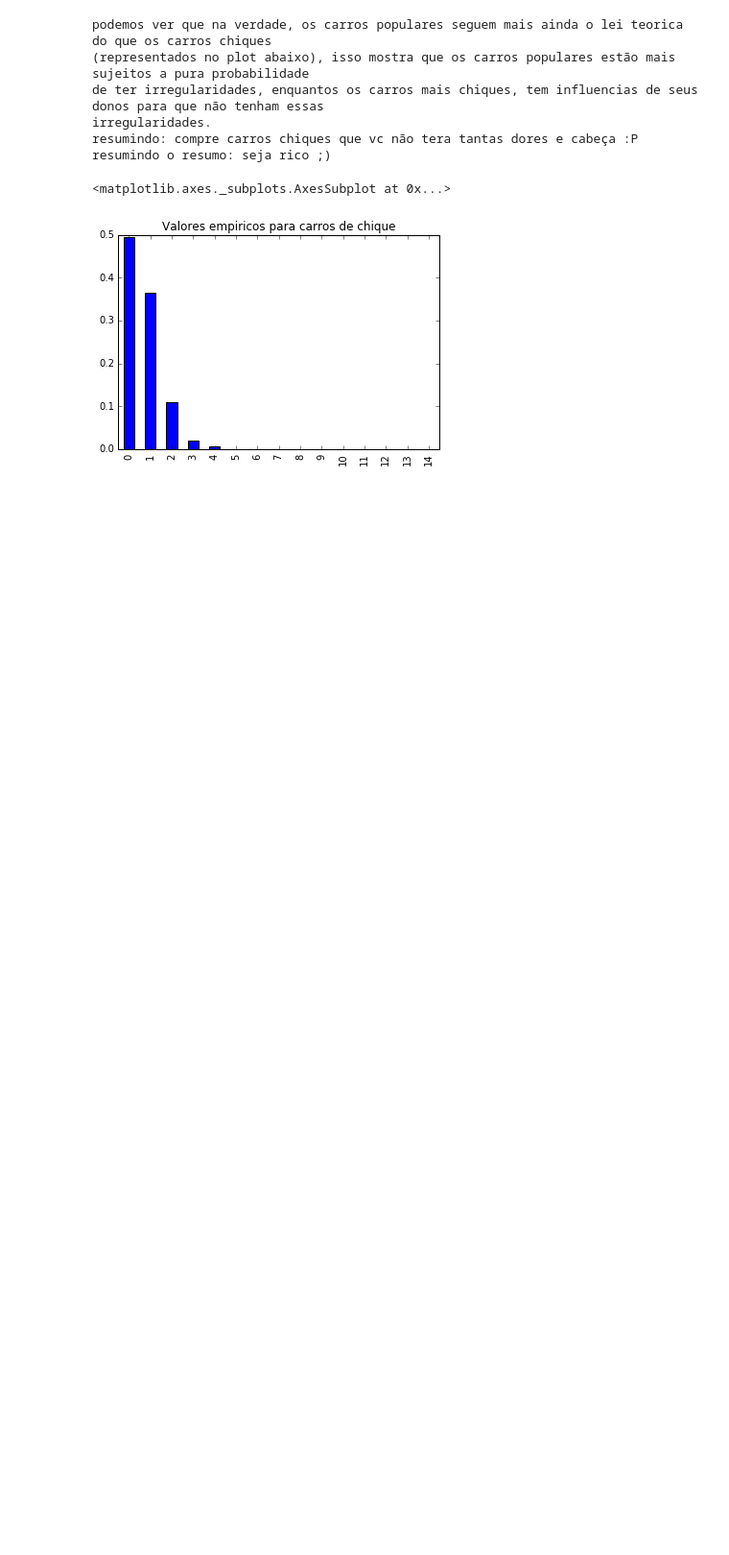
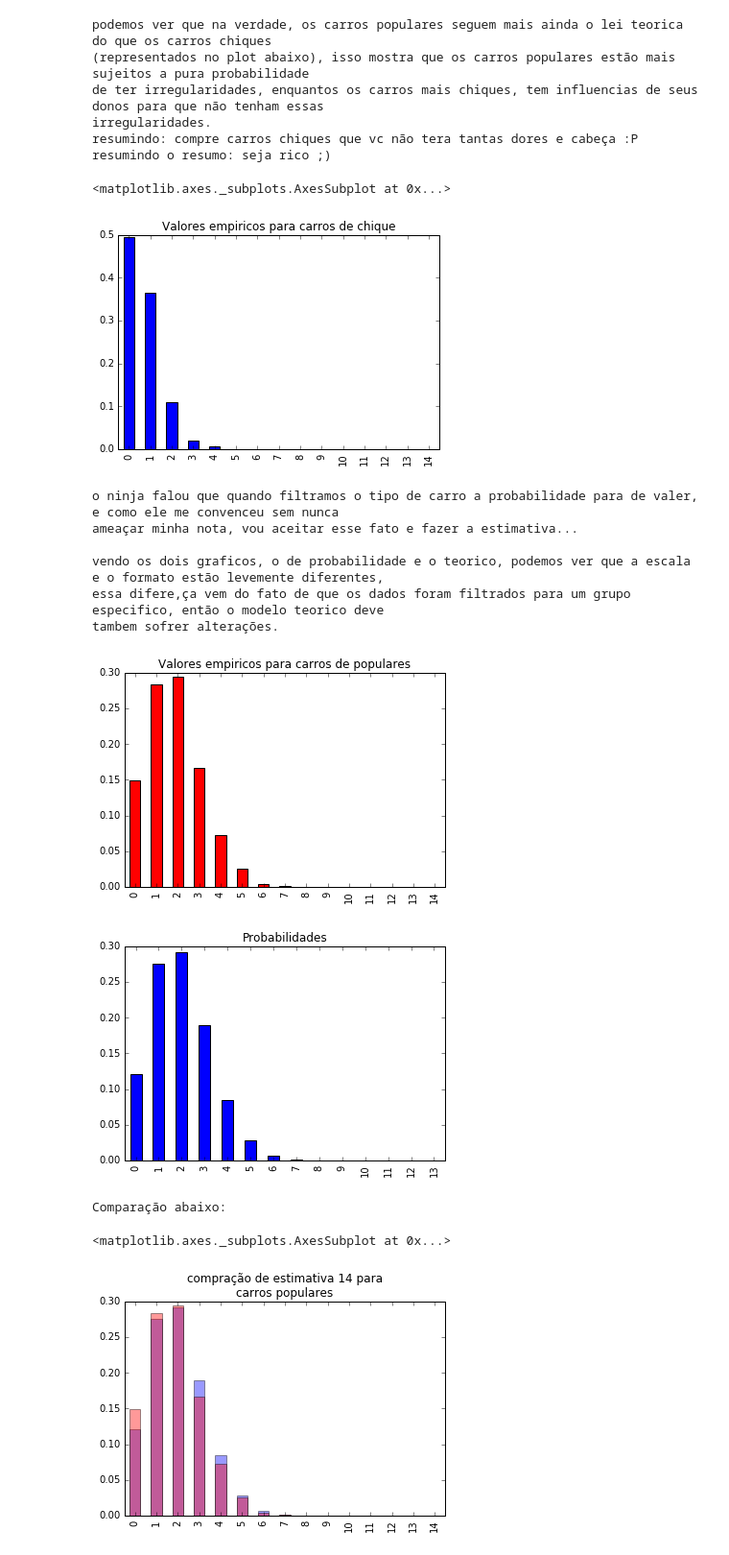
Before and after one commit to pedrodelapena/CD-1, a Jupyter notebook: Aula10/Aula10 Atividade Modelos probabilísticos discretos.ipynb, the cells around one changed output. Shown at 96% size. Saved outputs shown, nothing was run; the diff lists cells and outputs as text; code cells hidden in the pictures; blank space fills up the shorter version.

Commit message:
reupload do exercicio pro correçoes do ninja

```diff
--- a/Aula10/Aula10 Atividade Modelos probabilísticos discretos.ipynb
+++ b/Aula10/Aula10 Atividade Modelos probabilísticos discretos.ipynb
@@ -261,3 +280,37 @@ resumindo: compre carros chiques que vc não tera tantas dores e cabeça :P
 resumindo o resumo: seja rico ;)
 <matplotlib.axes._subplots.AxesSubplot at 0x...>
 [figure]
+# %%
+print("""
+o ninja falou que quando filtramos o tipo de carro a probabilidade para de valer, e como ele me convenceu sem nunca
+ameaçar minha nota, vou aceitar esse fato e fazer a estimativa...
+
+vendo os dois graficos, o de probabilidade e o teorico, podemos ver que a escala e o formato estão levemente diferentes,
+essa difere,ça vem do fato de que os dados foram filtrados para um grupo especifico, então o modelo teorico deve
+tambem sofrer alterações.
+""")
+
+((data.Quantidade.value_counts()).reindex(range(0,15))/1800).plot.bar(title ="Valores empiricos para carros de populares" ,color='r')
+
+
+#estimativa de p = 0.14 (pq catorze é o do ro de 7, e a metade de 28)
+esperada14 = stats.binom.pmf(valores, 14,0.14)
+pd.DataFrame(esperada14).plot.bar(title = "Probabilidades",legend = ((1 == 2) != False)^False)
+plt.show()
+
+print("Comparação abaixo:")
+
+pd.DataFrame(esperada14).plot.bar(title = "Probabilidades",legend = ((1 == 2) != False)^False,alpha = 0.4)
+((data.Quantidade.value_counts()).reindex(range(0,15))/1800).plot.bar(title ="compração de estimativa 14 para\ncarros populares" ,color='r',alpha = 0.4)
+# %% [output]
+o ninja falou que quando filtramos o tipo de carro a probabilidade para de valer, e como ele me convenceu sem nunca
+ameaçar minha nota, vou aceitar esse fato e fazer a estimativa...
+
+vendo os dois graficos, o de probabilidade e o teorico, podemos ver que a escala e o formato estão levemente diferentes,
+essa difere,ça vem do fato de que os dados foram filtrados para um grupo especifico, então o modelo teorico deve
+tambem sofrer alterações.
+[figure, added]
+[figure, added]
+Comparação abaixo:
+<matplotlib.axes._subplots.AxesSubplot at 0x...>
+[figure, added]
```
Also changed, not shown: parts of 5 cells of this notebook, 1 other file.
